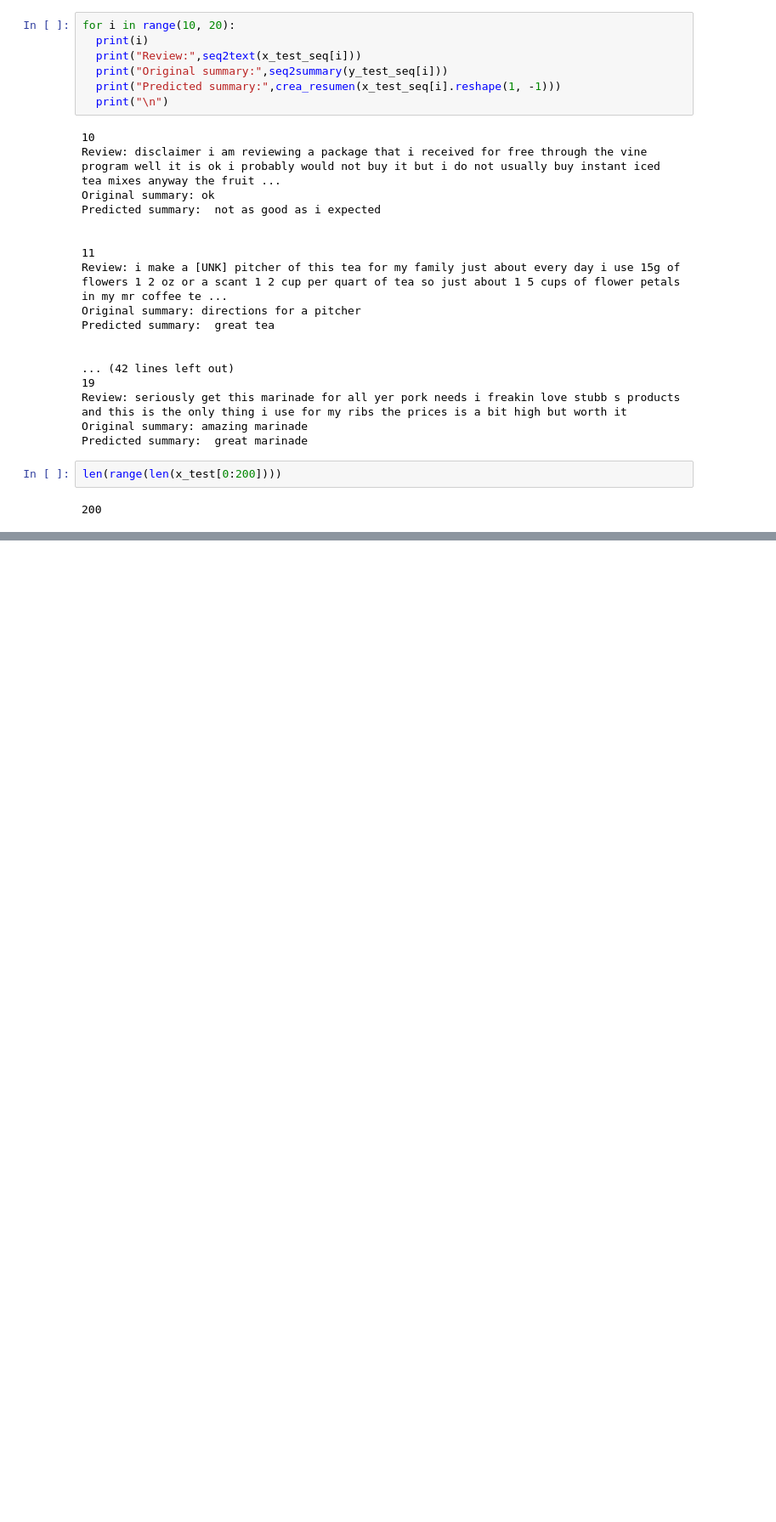
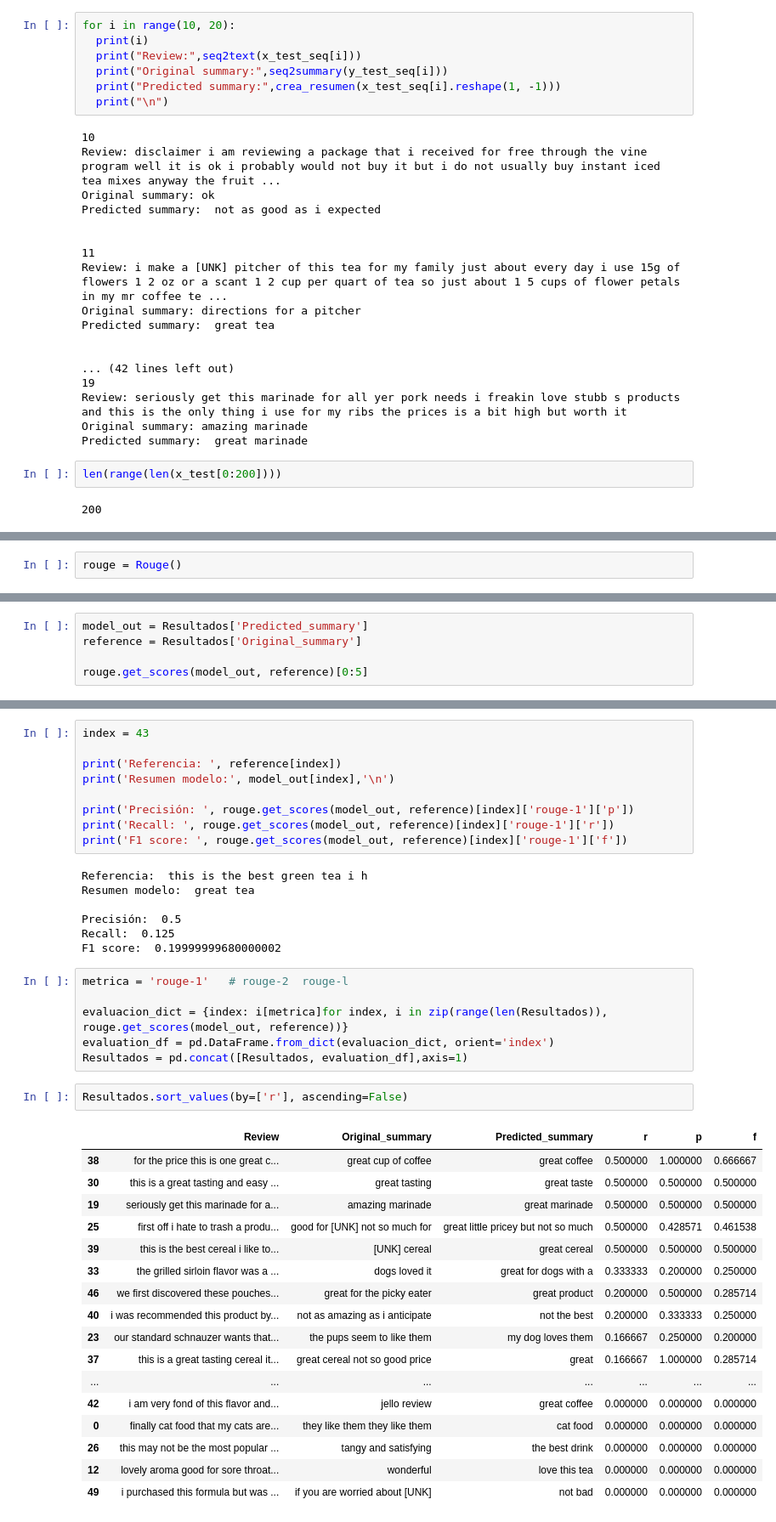
Before and after one commit to AnIsAsPe/RNN-Resumenes-de-Texto, a Jupyter notebook: Notebooks/Resumen_de_textos_usando_seq2seq_LSTM_w2v.ipynb, the cells around one changed output, grey strips where cells are left out. Shown at 85% size. Cells and saved outputs as stored; diff of their text form; blank space fills up the shorter version.

```diff
--- a/Notebooks/Resumen_de_textos_usando_seq2seq_LSTM_w2v.ipynb
+++ b/Notebooks/Resumen_de_textos_usando_seq2seq_LSTM_w2v.ipynb
@@ -802,0 +842,2 @@ Resultados
+# %%
+rouge = Rouge()
@@ -802,0 +856,5 @@ Resultados
+# %%
+model_out = Resultados['Predicted_summary']
+reference = Resultados['Original_summary']
+
+rouge.get_scores(model_out, reference)[0:5]
@@ -802,0 +877,42 @@ Resultados
+# %%
+index = 43
+
+print('Referencia: ', reference[index])
+print('Resumen modelo:', model_out[index],'\n')
+
+print('Precisión: ', rouge.get_scores(model_out, reference)[index]['rouge-1']['p'])
+print('Recall: ', rouge.get_scores(model_out, reference)[index]['rouge-1']['r'])
+print('F1 score: ', rouge.get_scores(model_out, reference)[index]['rouge-1']['f'])
+# %% [output]
+Referencia:  this is the best green tea i h
+Resumen modelo:  great tea
+
+Precisión:  0.5
+Recall:  0.125
+F1 score:  0.19999999680000002
+# %%
+metrica = 'rouge-1'   # rouge-2  rouge-l
+
+evaluacion_dict = {index: i[metrica]for index, i in zip(range(len(Resultados)), rouge.get_scores(model_out, reference))}
+evaluation_df = pd.DataFrame.from_dict(evaluacion_dict, orient='index')
+Resultados = pd.concat([Resultados, evaluation_df],axis=1)
+# %%
+Resultados.sort_values(by=['r'], ascending=False)
+# %% [output]
+|  | Review | Original_summary | Predicted_summary | r | p | f |
+| 38 | for the price this is one great c... | great cup of coffee | great coffee | 0.500000 | 1.000000 | 0.666667 |
+| 30 | this is a great tasting and easy ... | great tasting | great taste | 0.500000 | 0.500000 | 0.500000 |
+| 19 | seriously get this marinade for a... | amazing marinade | great marinade | 0.500000 | 0.500000 | 0.500000 |
+| 25 | first off i hate to trash a produ... | good for [UNK] not so much for | great little pricey but not so much | 0.500000 | 0.428571 | 0.461538 |
+| 39 | this is the best cereal i like to... | [UNK] cereal | great cereal | 0.500000 | 0.500000 | 0.500000 |
+| 33 | the grilled sirloin flavor was a ... | dogs loved it | great for dogs with a | 0.333333 | 0.200000 | 0.250000 |
+| 46 | we first discovered these pouches... | great for the picky eater | great product | 0.200000 | 0.500000 | 0.285714 |
+| 40 | i was recommended this product by... | not as amazing as i anticipate | not the best | 0.200000 | 0.333333 | 0.250000 |
+| 23 | our standard schnauzer wants that... | the pups seem to like them | my dog loves them | 0.166667 | 0.250000 | 0.200000 |
+| 37 | this is a great tasting cereal it... | great cereal not so good price | great | 0.166667 | 1.000000 | 0.285714 |
+| ... | ... | ... | ... | ... | ... | ... |
+| 42 | i am very fond of this flavor and... | jello review | great coffee | 0.000000 | 0.000000 | 0.000000 |
+| 0 | finally cat food that my cats are... | they like them they like them | cat food | 0.000000 | 0.000000 | 0.000000 |
+| 26 | this may not be the most popular ... | tangy and satisfying | the best drink | 0.000000 | 0.000000 | 0.000000 |
+| 12 | lovely aroma good for sore throat... | wonderful | love this tea | 0.000000 | 0.000000 | 0.000000 |
+| 49 | i purchased this formula but was ... | if you are worried about [UNK] | not bad | 0.000000 | 0.000000 | 0.000000 |
```
Also changed, not shown: parts of 15 cells of this notebook.
